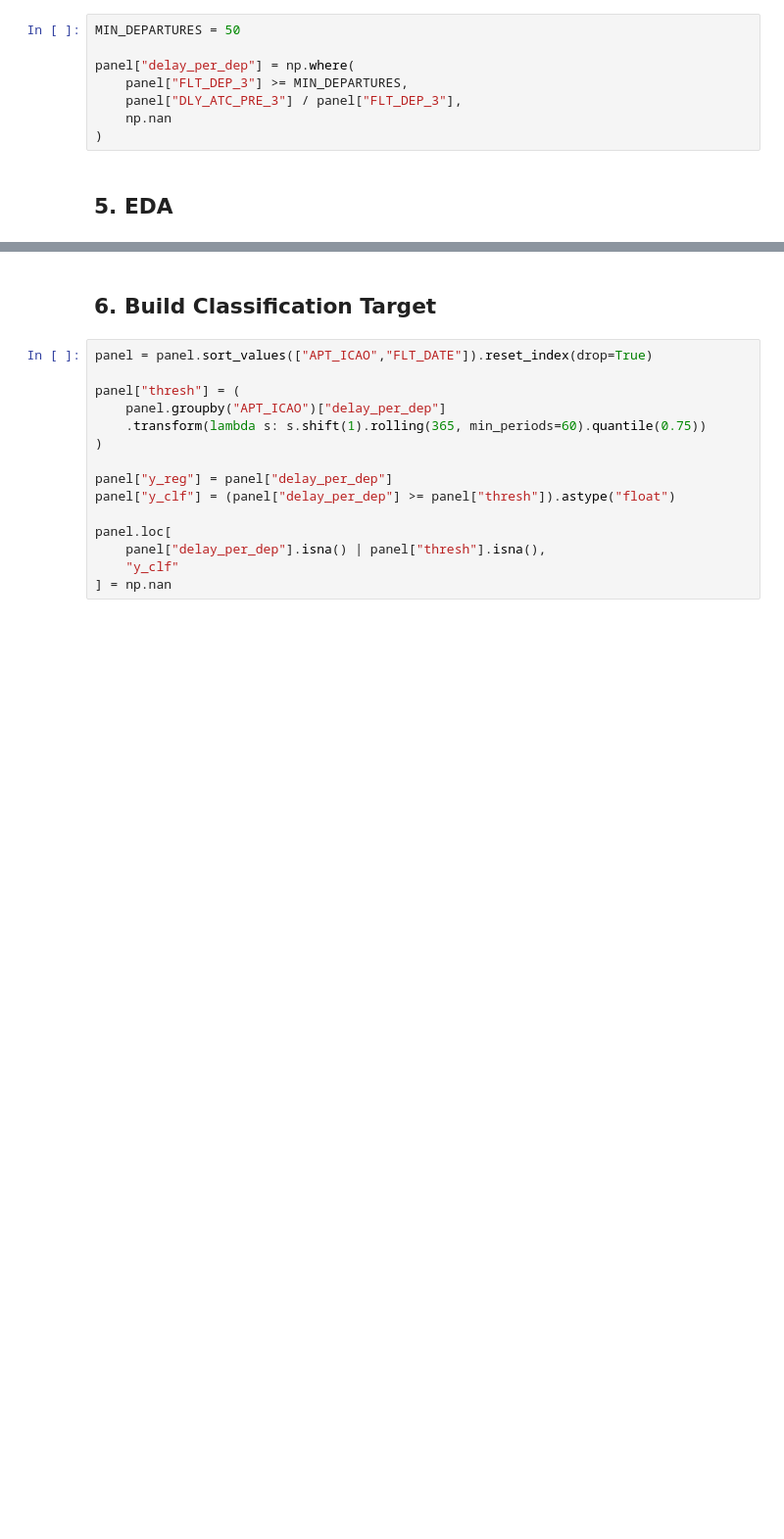
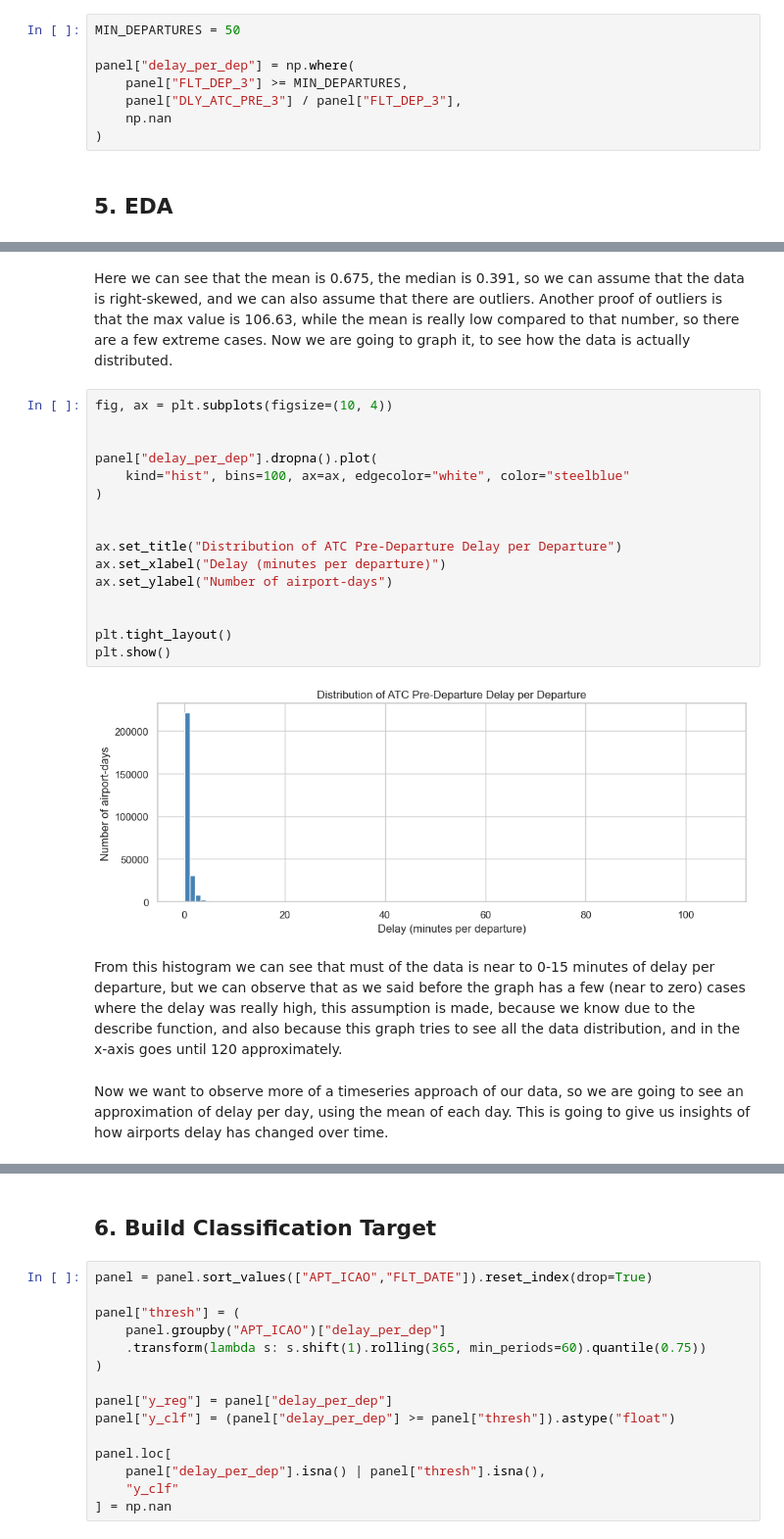
Before and after one commit to agarcia246/Machine_learning_Project, a Jupyter notebook: flight_delays.ipynb, the cells around one changed output, grey strips where cells are left out. Shown at 98% size. Cells and saved outputs as stored; diff of their text form; blank space fills up the shorter version.

```diff
--- a/flight_delays.ipynb
+++ b/flight_delays.ipynb
@@ -767,0 +756,24 @@ plt.show()
+# %% [markdown]
+Here we can see that the mean is 0.675, the median is 0.391, so we can assume that the data is right-skewed, and we can also assume that there are outliers. Another proof of outliers is that the max value is 106.63, while the mean is really low compared to that number, so there are a few extreme cases. Now we are going to graph it, to see how the data is actually distributed.
+# %%
+fig, ax = plt.subplots(figsize=(10, 4))
+
+
+panel["delay_per_dep"].dropna().plot(
+    kind="hist", bins=100, ax=ax, edgecolor="white", color="steelblue"
+)
+
+
+ax.set_title("Distribution of ATC Pre-Departure Delay per Departure")
+ax.set_xlabel("Delay (minutes per departure)")
+ax.set_ylabel("Number of airport-days")
+
+
+plt.tight_layout()
+plt.show()
+# %% [output]
+[figure, added]
+# %% [markdown]
+From this histogram we can see that must of the data is near to 0-15 minutes of delay per departure, but we can observe that as we said before the graph has a few (near to zero) cases where the delay was really high, this assumption is made, because we know due to the describe function, and also because this graph tries to see all the data distribution, and in the x-axis goes until 120 approximately.
+# %% [markdown]
+Now we want to observe more of a timeseries approach of our data, so we are going to see an approximation of delay per day, using the mean of each day. This is going to give us insights of how airports delay has changed over time.
```
Also changed, not shown: parts of 41 cells of this notebook.
